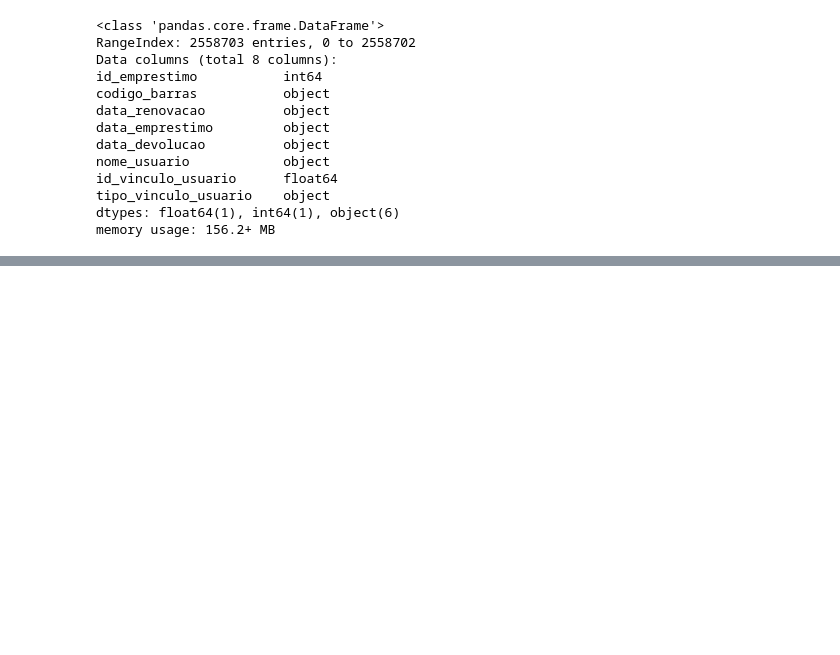
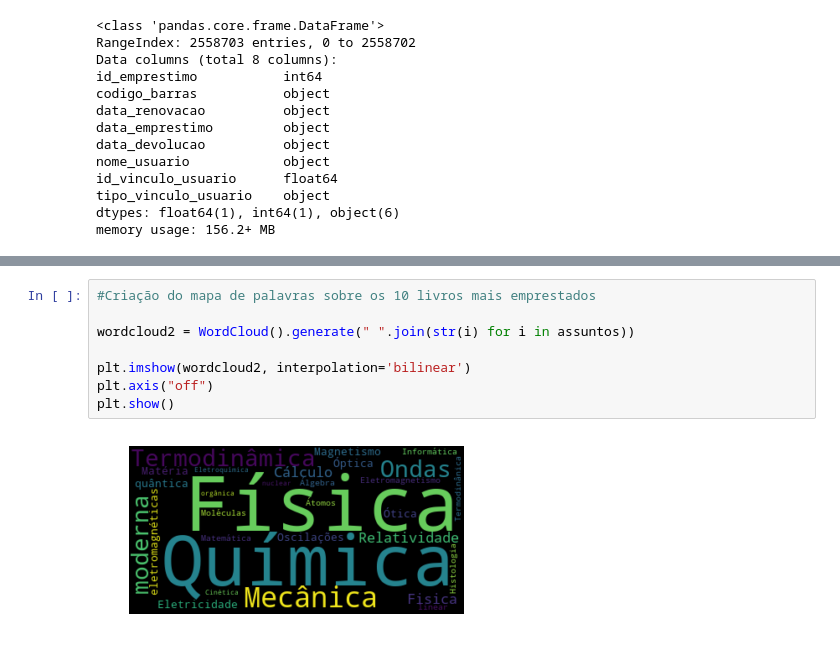
Before and after one commit to alvarofpp/imd0905-acervo-biblioteca, a Jupyter notebook: main.ipynb, the cells around one changed output, grey strips where cells are left out. Drawn from its saved outputs; the diff is of its cells as text; blank space fills up the shorter version.

```diff
--- a/main.ipynb
+++ b/main.ipynb
@@ -61,0 +346,10 @@ memory usage: 156.2+ MB
+# %%
+#Criação do mapa de palavras sobre os 10 livros mais emprestados
+
+wordcloud2 = WordCloud().generate(" ".join(str(i) for i in assuntos))
+
+plt.imshow(wordcloud2, interpolation='bilinear')
+plt.axis("off")
+plt.show()
+# %% [output]
+[figure, added]
```
Also changed, not shown: parts of 90 cells of this notebook, 4 other files.
